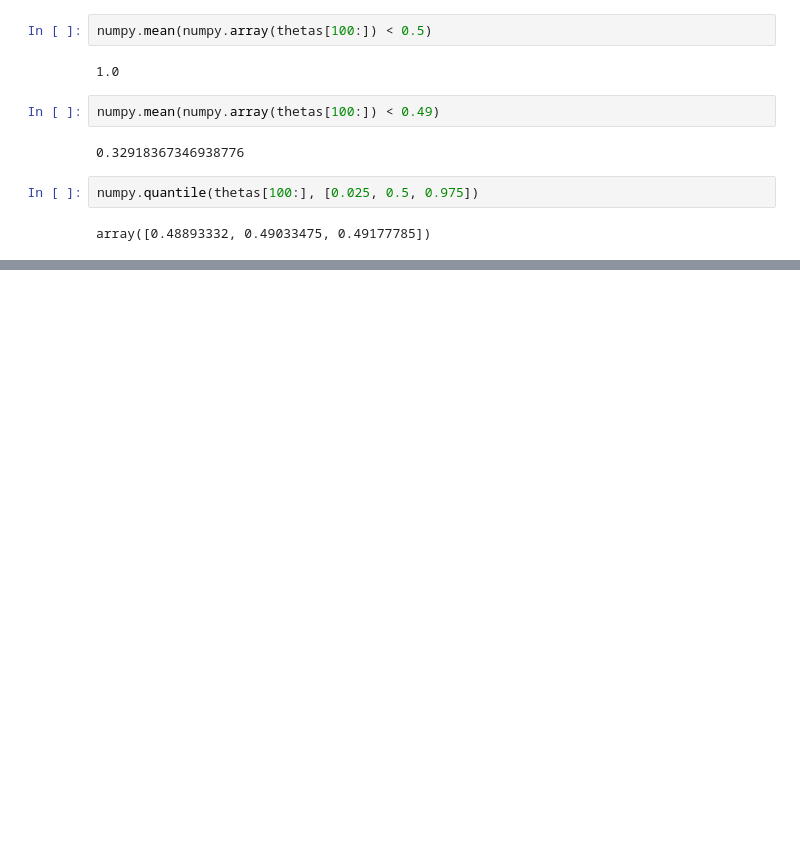
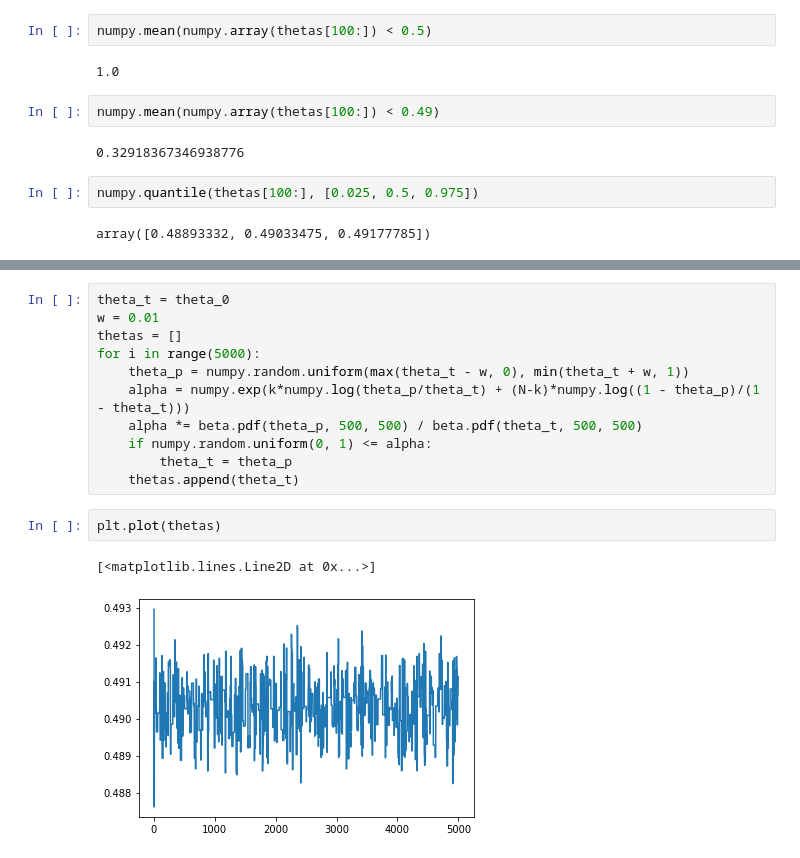
Before and after one commit to dhesse/IN-STK5000-Notebooks-Autumn-19, a Jupyter notebook: Lecture 04 - 2 Metropolis Intro.ipynb, the cells around one changed output, grey strips where cells are left out. Drawn from its saved outputs; the diff is of its cells as text; blank space fills up the shorter version.

```diff
--- a/Lecture 04 - 2 Metropolis Intro.ipynb
+++ b/Lecture 04 - 2 Metropolis Intro.ipynb
@@ -84,0 +95,16 @@ array([0.48893332, 0.49033475, 0.49177785])
+# %%
+theta_t = theta_0
+w = 0.01
+thetas = []
+for i in range(5000):
+    theta_p = numpy.random.uniform(max(theta_t - w, 0), min(theta_t + w, 1))
+    alpha = numpy.exp(k*numpy.log(theta_p/theta_t) + (N-k)*numpy.log((1 - theta_p)/(1 - theta_t)))
+    alpha *= beta.pdf(theta_p, 500, 500) / beta.pdf(theta_t, 500, 500)
+    if numpy.random.uniform(0, 1) <= alpha:
+        theta_t = theta_p
+    thetas.append(theta_t)
+# %%
+plt.plot(thetas)
+# %% [output]
+[<matplotlib.lines.Line2D at 0x...>]
+[figure, added]
```
Also changed, not shown: parts of 5 cells of this notebook, 3 other files.
